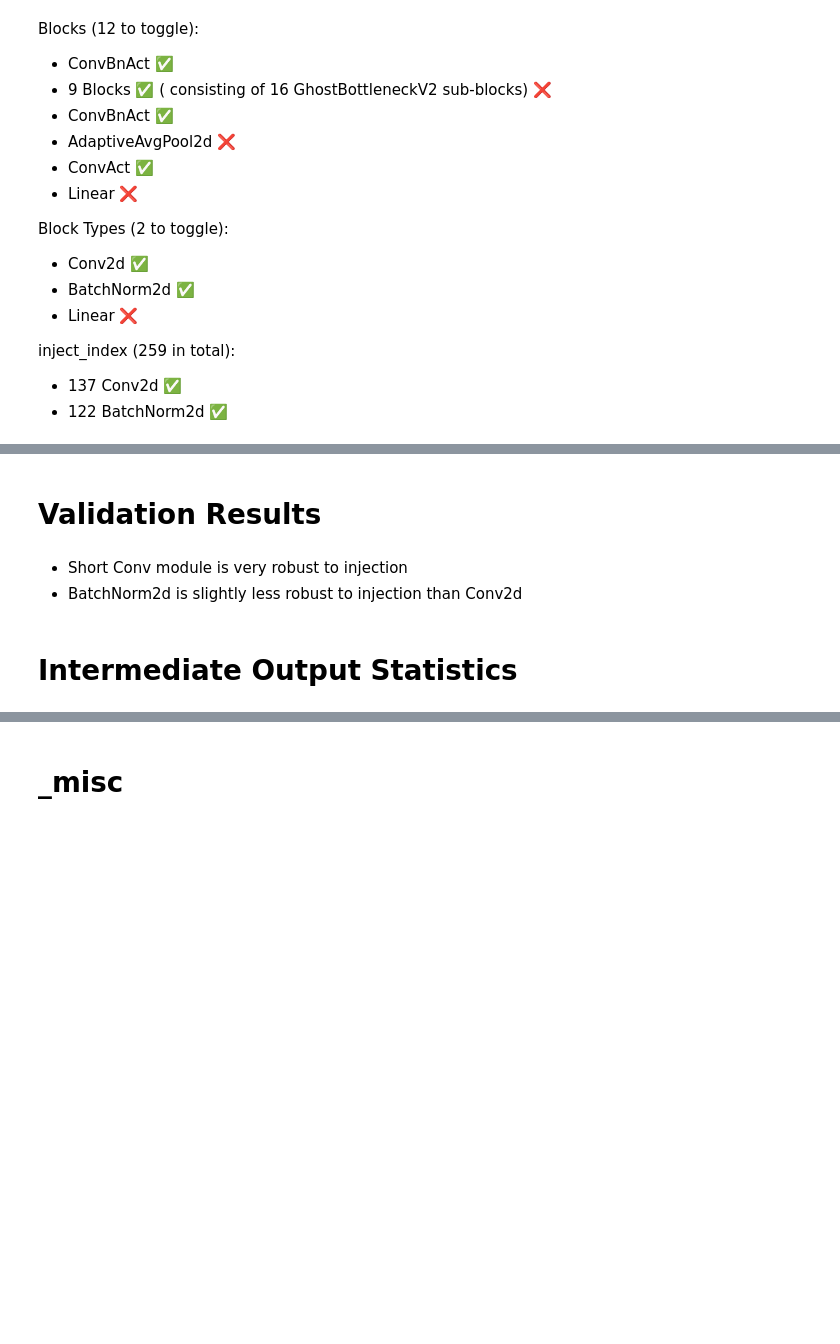
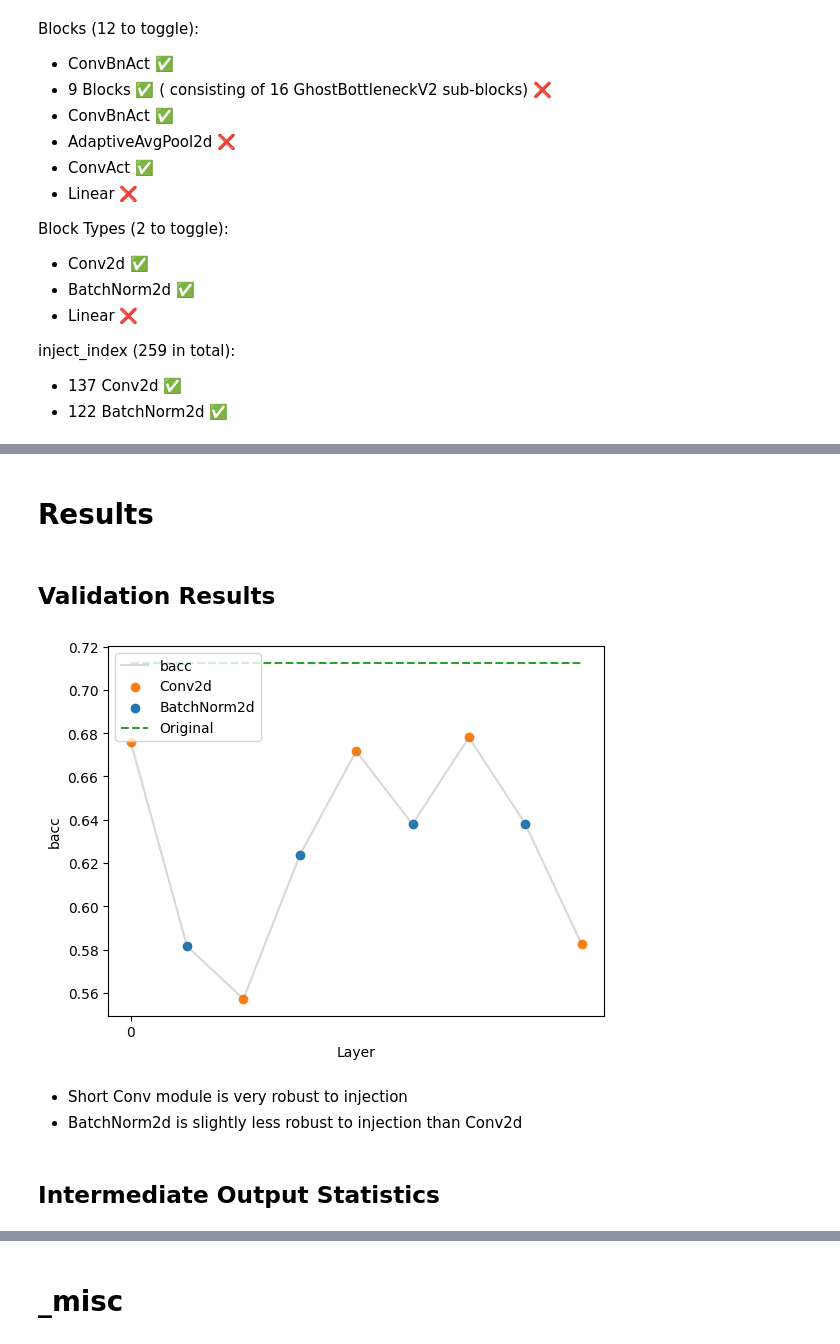
Before and after one commit to simoneangarano/SoftwareFI, a Jupyter notebook: Test.ipynb, the cells around one changed output, grey strips where cells are left out. Saved outputs shown, nothing was run; the diff lists cells and outputs as text; code cells hidden in the pictures; blank space fills up the shorter version.

```diff
--- a/Test.ipynb
+++ b/Test.ipynb
@@ -145,5 +227,7 @@ csv.writer(open(f"cfg/{args.name}_layers_info.csv", mode="w")).writerows(inj_lay
+# %% [markdown]
+# Results
 # %% [markdown]
-# Validation Results
+## Validation Results
 # %%
 import json, csv
 from utils.utils import get_parser, parse_args, plot_results
@@ -165,11 +250,12 @@ results = json.load(open(f"ckpt/{args.exp}_eval.json", "r"))
 # %%
-# %matplotlib widget
-plot_results(results, layers, "acc")  # loss, acc, miou
+plot_results(results, layers, "bacc")  # loss, acc, miou, bacc
+# %% [output]
+[figure, added]
 # %% [markdown]
 * Short Conv module is very robust to injection
 * BatchNorm2d is slightly less robust to injection than Conv2d
 # %% [markdown]
-# Intermediate Output Statistics
+## Intermediate Output Statistics
 # %%
 %load_ext autoreload
 %autoreload 2
```
Also changed, not shown: parts of 45 cells of this notebook, 8 other files.
